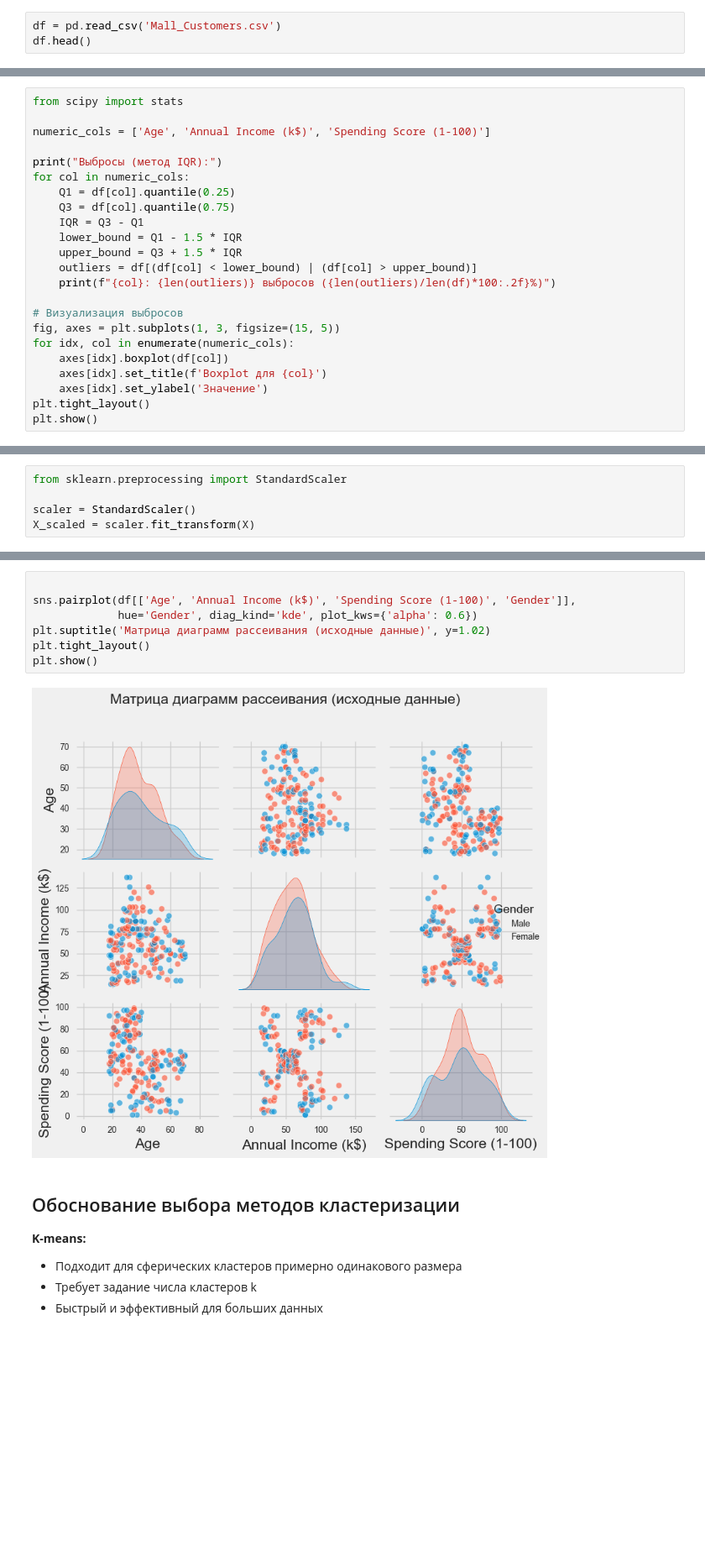
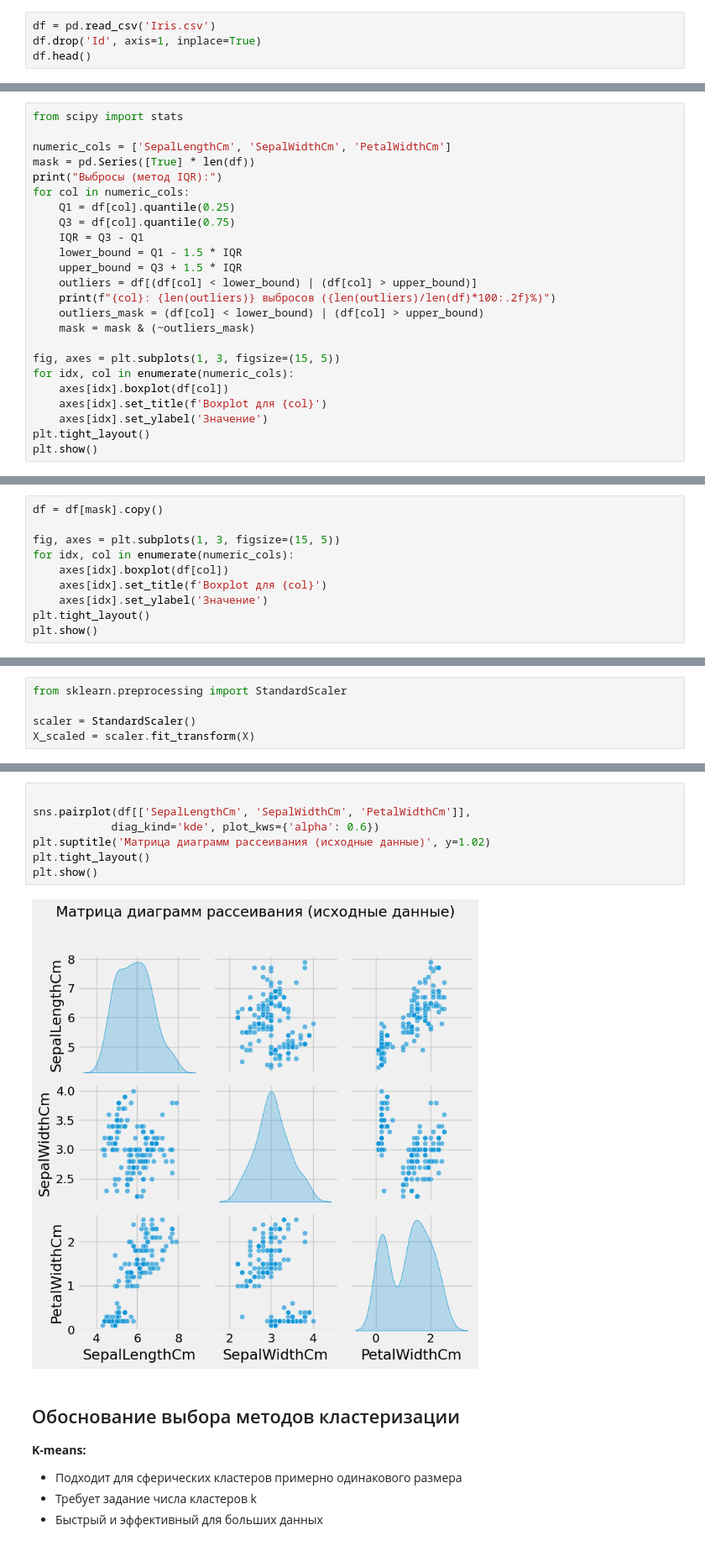
Before and after one commit to Heznad/Ai, a Jupyter notebook: 4laba/clustering_analysis.ipynb, the cells around one changed output, grey strips where cells are left out. Shown at 84% size. Cells and saved outputs as stored; diff of their text form; blank space fills up the shorter version.

```diff
--- a/4laba/clustering_analysis.ipynb
+++ b/4laba/clustering_analysis.ipynb
@@ -40,4 +57,5 @@ warnings.filterwarnings("ignore")
 # %%
-df = pd.read_csv('Mall_Customers.csv')
+df = pd.read_csv('Iris.csv')
+df.drop('Id', axis=1, inplace=True)
 df.head()
 # %% [output]
@@ -132,8 +161,8 @@ dtype: int64
 # %%
 from scipy import stats
 
-numeric_cols = ['Age', 'Annual Income (k$)', 'Spending Score (1-100)']
-
+numeric_cols = ['SepalLengthCm', 'SepalWidthCm', 'PetalWidthCm']
+mask = pd.Series([True] * len(df))
 print("Выбросы (метод IQR):")
 for col in numeric_cols:
     Q1 = df[col].quantile(0.25)
@@ -143,8 +172,9 @@ for col in numeric_cols:
     upper_bound = Q3 + 1.5 * IQR
     outliers = df[(df[col] < lower_bound) | (df[col] > upper_bound)]
     print(f"{col}: {len(outliers)} выбросов ({len(outliers)/len(df)*100:.2f}%)")
+    outliers_mask = (df[col] < lower_bound) | (df[col] > upper_bound)
+    mask = mask & (~outliers_mask)
 
-# Визуализация выбросов
 fig, axes = plt.subplots(1, 3, figsize=(15, 5))
 for idx, col in enumerate(numeric_cols):
     axes[idx].boxplot(df[col])
@@ -160,0 +191,10 @@ Spending Score (1-100): 0 выбросов (0.00%)
+# %%
+df = df[mask].copy()
+
+fig, axes = plt.subplots(1, 3, figsize=(15, 5))
+for idx, col in enumerate(numeric_cols):
+    axes[idx].boxplot(df[col])
+    axes[idx].set_title(f'Boxplot для {col}')
+    axes[idx].set_ylabel('Значение')
+plt.tight_layout()
+plt.show()
@@ -197,12 +239,12 @@ X_scaled = scaler.fit_transform(X)
 # %%
 
-sns.pairplot(df[['Age', 'Annual Income (k$)', 'Spending Score (1-100)', 'Gender']],
-             hue='Gender', diag_kind='kde', plot_kws={'alpha': 0.6})
+sns.pairplot(df[['SepalLengthCm', 'SepalWidthCm', 'PetalWidthCm']],
+            diag_kind='kde', plot_kws={'alpha': 0.6})
 plt.suptitle('Матрица диаграмм рассеивания (исходные данные)', y=1.02)
 plt.tight_layout()
 plt.show()
 # %% [output]
-[figure, old version]
+[figure, new version]
 # %% [markdown]
 ## Обоснование выбора методов кластеризации
 
```
Also changed, not shown: parts of 35 cells of this notebook, 2 other files.
